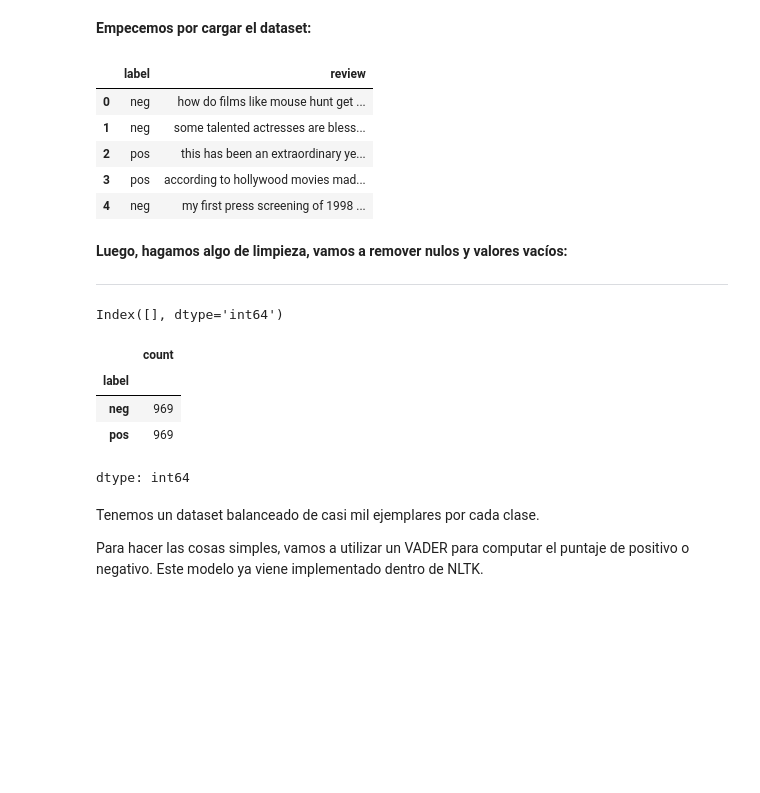
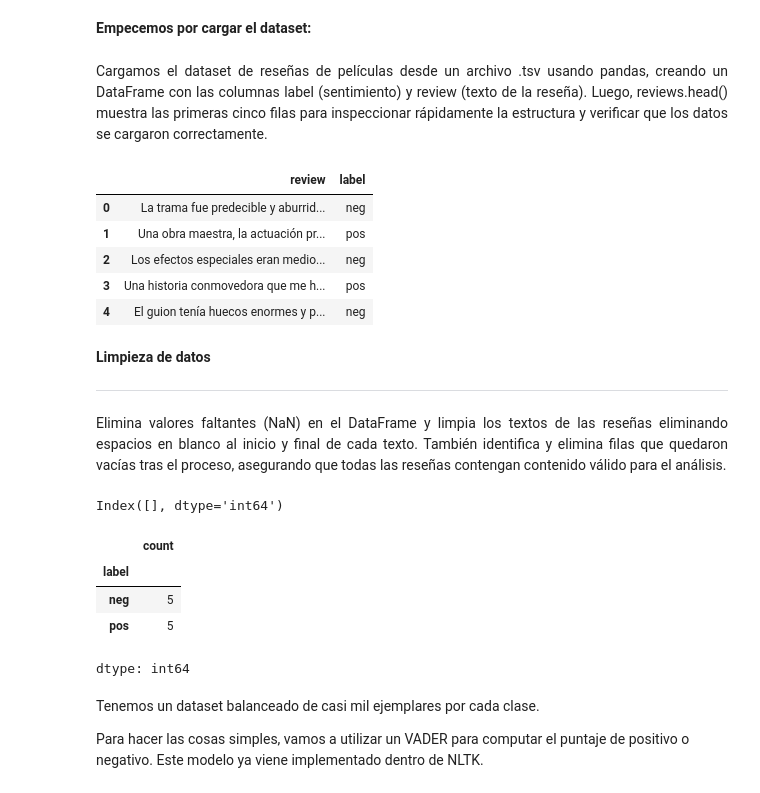
Before and after one commit to YesidCastelblanco/Fundamentos_NLP, a Jupyter notebook: Unidad1/Ejercicio_sesion1.ipynb, the cells around one changed output. Saved outputs shown, nothing was run; the diff lists cells and outputs as text; code cells hidden in the pictures; blank space fills up the shorter version.

```diff
--- a/Unidad1/Ejercicio_sesion1.ipynb
+++ b/Unidad1/Ejercicio_sesion1.ipynb
@@ -245,19 +360,25 @@ moviereviews.tsv    100%[===================>]   7.16M  17.9MB/s    in 0.4s
 # %% [markdown]
 **Empecemos por cargar el dataset:**
+# %% [markdown]
+<div align="justify">
+Cargamos el dataset de reseñas de películas desde un archivo .tsv usando pandas, creando un DataFrame con las columnas label (sentimiento) y review (texto de la reseña). Luego, reviews.head() muestra las primeras cinco filas para inspeccionar rápidamente la estructura y verificar que los datos se cargaron correctamente.
 # %%
-reviews = pd.read_csv('./moviereviews.tsv', sep='\t')
+reviews = pd.read_csv('./filmreviews_sentiment.tsv', sep='\t')
 reviews.head()
 # %% [output]
-|  | label | review |
-| 0 | neg | how do films like mouse hunt get ... |
-| 1 | neg | some talented actresses are bless... |
-| 2 | pos | this has been an extraordinary ye... |
-| 3 | pos | according to hollywood movies mad... |
-| 4 | neg | my first press screening of 1998 ... |
+|  | review | label |
+| 0 | La trama fue predecible y aburrid... | neg |
+| 1 | Una obra maestra, la actuación pr... | pos |
+| 2 | Los efectos especiales eran medio... | neg |
+| 3 | Una historia conmovedora que me h... | pos |
+| 4 | El guion tenía huecos enormes y p... | neg |
-# %% [markdown]
-**Luego, hagamos algo de limpieza, vamos a remover nulos y valores vacíos:**
-
----
+# %% [markdown]
+**Limpieza de datos**
+
+---
+# %% [markdown]
+<div align="justify">
+Elimina valores faltantes (NaN) en el DataFrame y limpia los textos de las reseñas eliminando espacios en blanco al inicio y final de cada texto. También identifica y elimina filas que quedaron vacías tras el proceso, asegurando que todas las reseñas contengan contenido válido para el análisis.
 # %%
 reviews.dropna(inplace=True)
 reviews.review = reviews.review.apply(lambda r: r.strip())
@@ -271,8 +392,8 @@ reviews.label.value_counts()
 # %% [output]
 |  | count |
 | label |  |
-| neg | 969 |
-| pos | 969 |
+| neg | 5 |
+| pos | 5 |
 dtype: int64
 # %% [markdown]
 Tenemos un dataset balanceado de casi mil ejemplares por cada clase.
```
Also changed, not shown: parts of 48 cells of this notebook.
